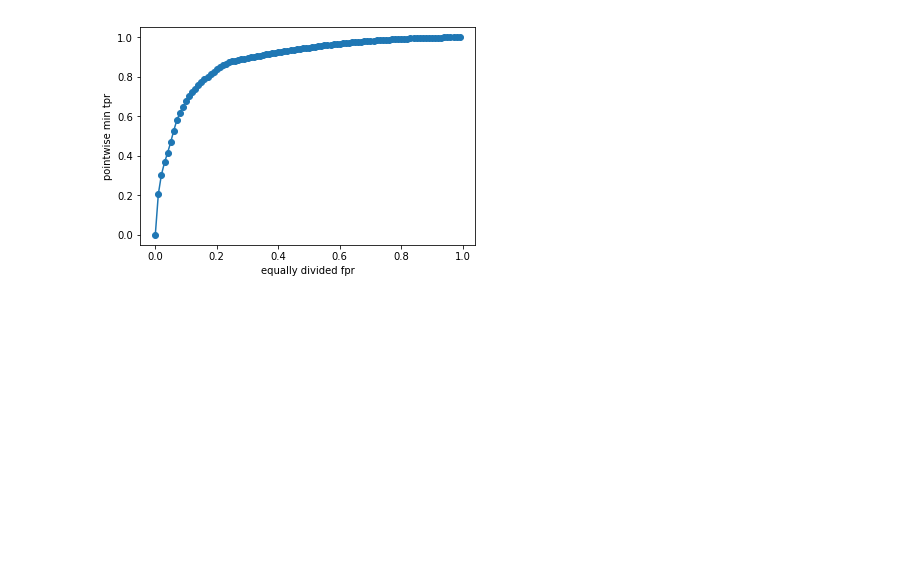
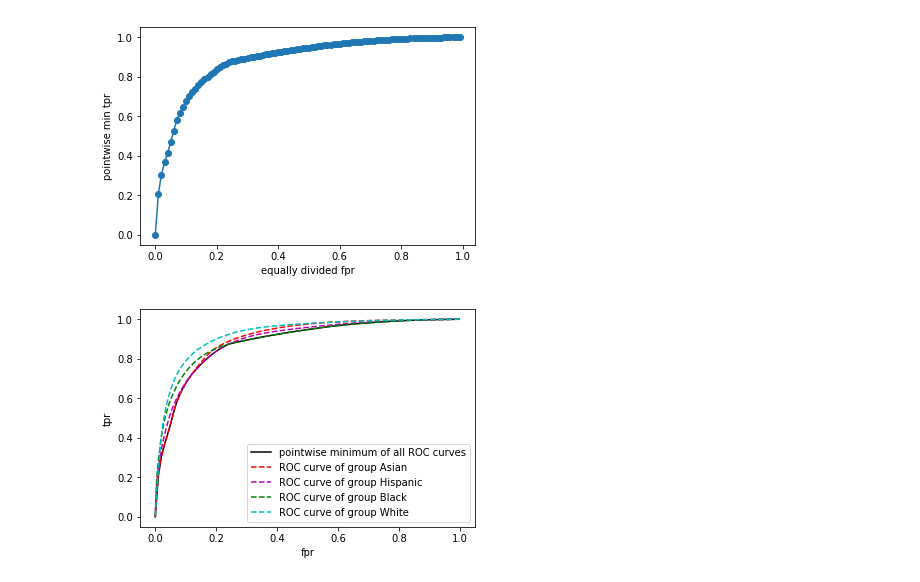
Before and after one commit to nrajanee/ExperimentsforEqOdsNondecreasingCondProbsPaper, a Jupyter notebook: explore_plot_data.ipynb, the cells around one changed output. Cells and saved outputs as stored; diff of their text form; code cells hidden in the pictures; blank space fills up the shorter version.

Commit message:
added plot with all roc curves + pointiwse min curve

```diff
--- a/explore_plot_data.ipynb
+++ b/explore_plot_data.ipynb
@@ -61,0 +47,23 @@ Length: 100, dtype: float64
+# %%
+pointwise_min_df = drop_thresholds_df.min(axis=1)
+print(pointwise_min_df)
+eq_fpr = list(get_fpr_eq_div())
+min_tpr = list(pointwise_min_df)
+
+FICO = build_FICO_dataset()
+
+#list of attributes are Asian, Hispanic, Black, White
+data_fpr_Asian = FICO['fpr']['Asian']
+data_tpr_Asian = FICO['tpr']['Asian']
+
+data_fpr_Hispanic = FICO['fpr']['Hispanic']
+data_tpr_Hispanic = FICO['tpr']['Hispanic']
+
+data_fpr_Black = FICO['fpr']['Black']
+data_tpr_Black = FICO['tpr']['Black']
+
+data_fpr_White = FICO['fpr']['White']
+data_tpr_White = FICO['tpr']['White']
+
+print(data_fpr_Asian)
+print(data_tpr_Asian)
@@ -66,3 +92,16 @@ plt.ylabel('pointwise min tpr')
 plt.show()
 # %% [output]
 [figure]
+# %%
+plt.plot(eq_fpr,min_tpr,'k',label='pointwise minimum of all ROC curves')
+plt.plot(data_fpr_Asian, data_tpr_Asian,'--r',label='ROC curve of group Asian')
+plt.plot(data_fpr_Hispanic,data_tpr_Hispanic,'--m',label='ROC curve of group Hispanic')
+plt.plot(data_fpr_Black,data_tpr_Black,'--g',label='ROC curve of group Black')
+plt.plot(data_fpr_White,data_tpr_White,'--c',label='ROC curve of group White')
+plt.legend()
+
+plt.xlabel('fpr')
+plt.ylabel('tpr')
+plt.show()
+# %% [output]
+[figure, added]
```
Also changed, not shown: parts of 3 cells of this notebook.
